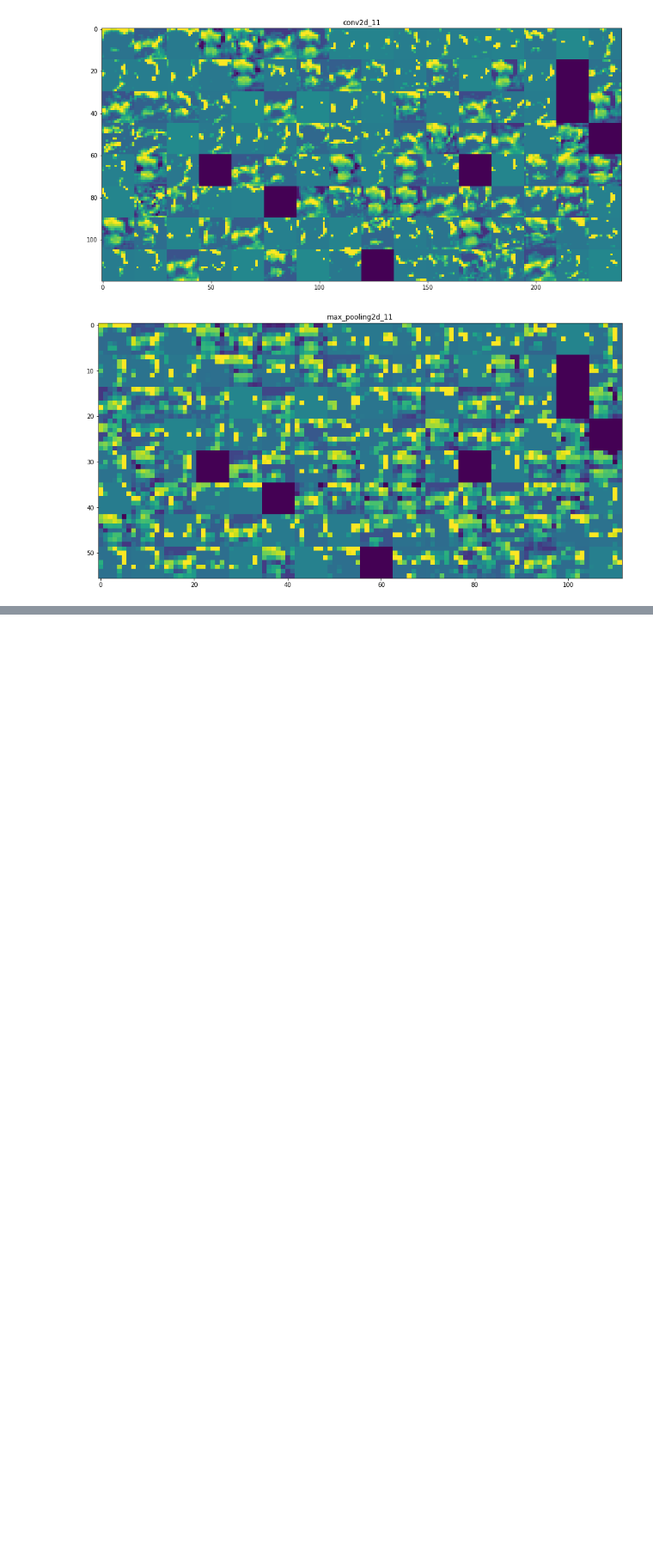
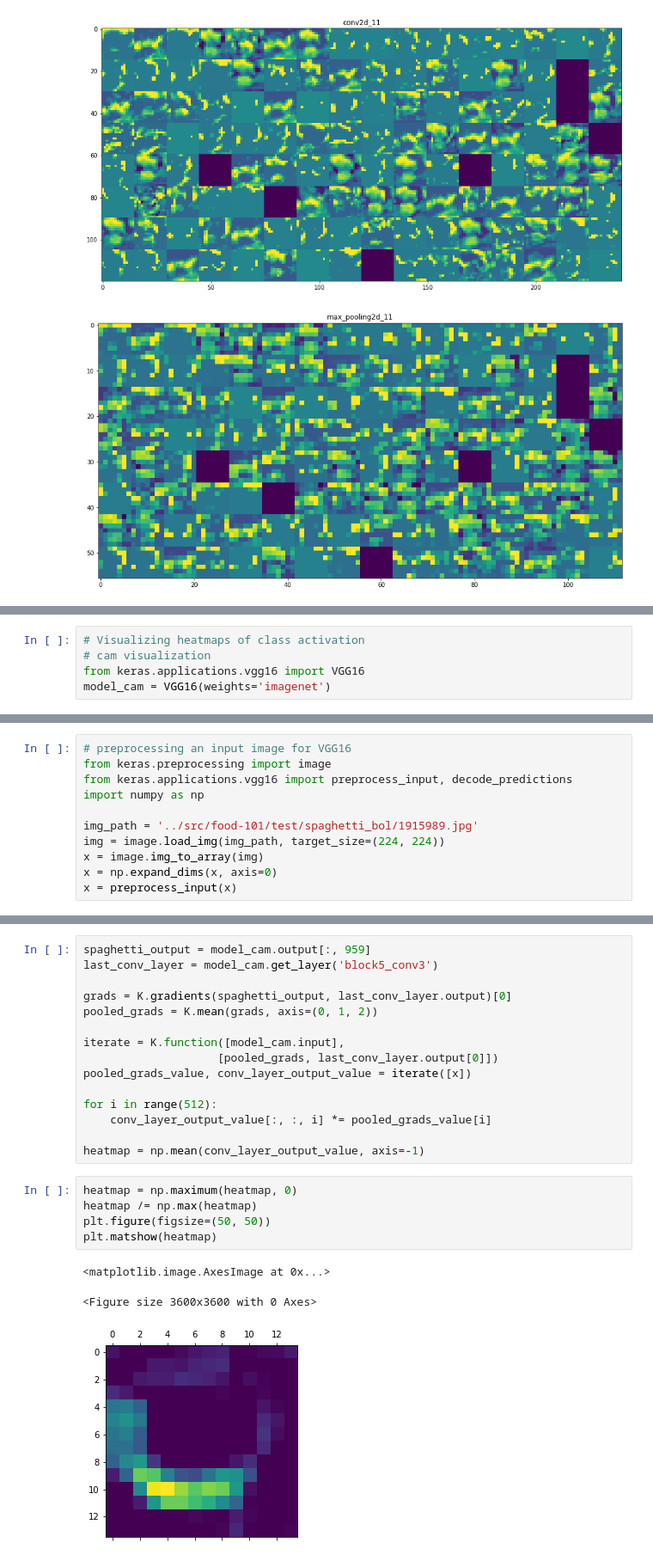
Before and after one commit to AlessandroBiagi/DataScienceProjects, a Jupyter notebook: FoodRecognition/scripts/main.ipynb, the cells around one changed output, grey strips where cells are left out. Shown at 86% size. Saved outputs shown, nothing was run; the diff lists cells and outputs as text; blank space fills up the shorter version.

```diff
--- a/FoodRecognition/scripts/main.ipynb
+++ b/FoodRecognition/scripts/main.ipynb
@@ -850,0 +949,5 @@ for layer_name, layer_activation in zip(layer_names, activations):
+# %%
+# Visualizing heatmaps of class activation
+# cam visualization
+from keras.applications.vgg16 import VGG16
+model_cam = VGG16(weights='imagenet')
@@ -850,0 +956,11 @@ for layer_name, layer_activation in zip(layer_names, activations):
+# %%
+# preprocessing an input image for VGG16
+from keras.preprocessing import image
+from keras.applications.vgg16 import preprocess_input, decode_predictions
+import numpy as np
+
+img_path = '../src/food-101/test/spaghetti_bol/1915989.jpg'
+img = image.load_img(img_path, target_size=(224, 224))
+x = image.img_to_array(img)
+x = np.expand_dims(x, axis=0)
+x = preprocess_input(x)
@@ -850,0 +976,24 @@ for layer_name, layer_activation in zip(layer_names, activations):
+# %%
+spaghetti_output = model_cam.output[:, 959]
+last_conv_layer = model_cam.get_layer('block5_conv3')
+
+grads = K.gradients(spaghetti_output, last_conv_layer.output)[0]
+pooled_grads = K.mean(grads, axis=(0, 1, 2))
+
+iterate = K.function([model_cam.input],
+                    [pooled_grads, last_conv_layer.output[0]])
+pooled_grads_value, conv_layer_output_value = iterate([x])
+
+for i in range(512):
+    conv_layer_output_value[:, :, i] *= pooled_grads_value[i]
+
+heatmap = np.mean(conv_layer_output_value, axis=-1)
+# %%
+heatmap = np.maximum(heatmap, 0)
+heatmap /= np.max(heatmap)
+plt.figure(figsize=(50, 50))
+plt.matshow(heatmap)
+# %% [output]
+<matplotlib.image.AxesImage at 0x...>
+<Figure size 3600x3600 with 0 Axes>
+[figure, added]
```
Also changed, not shown: parts of 16 cells of this notebook.
